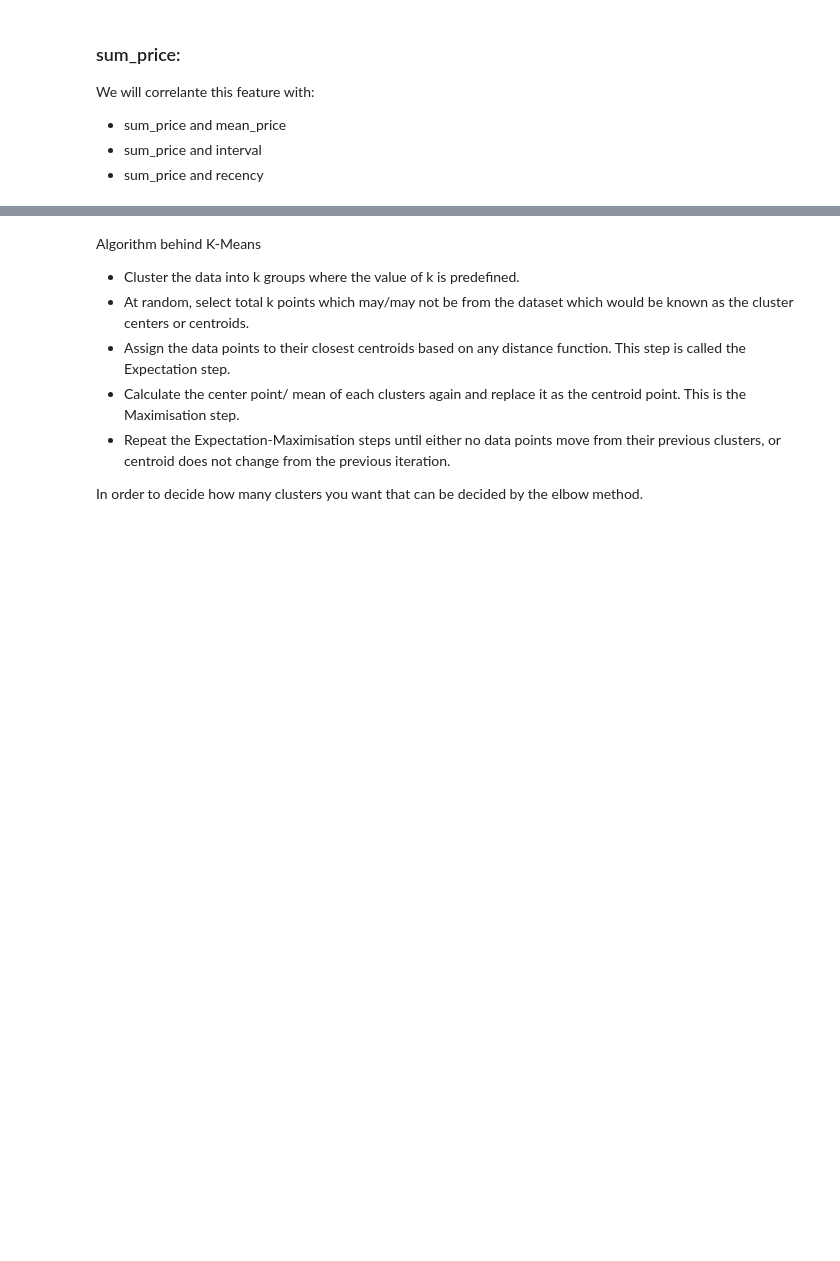
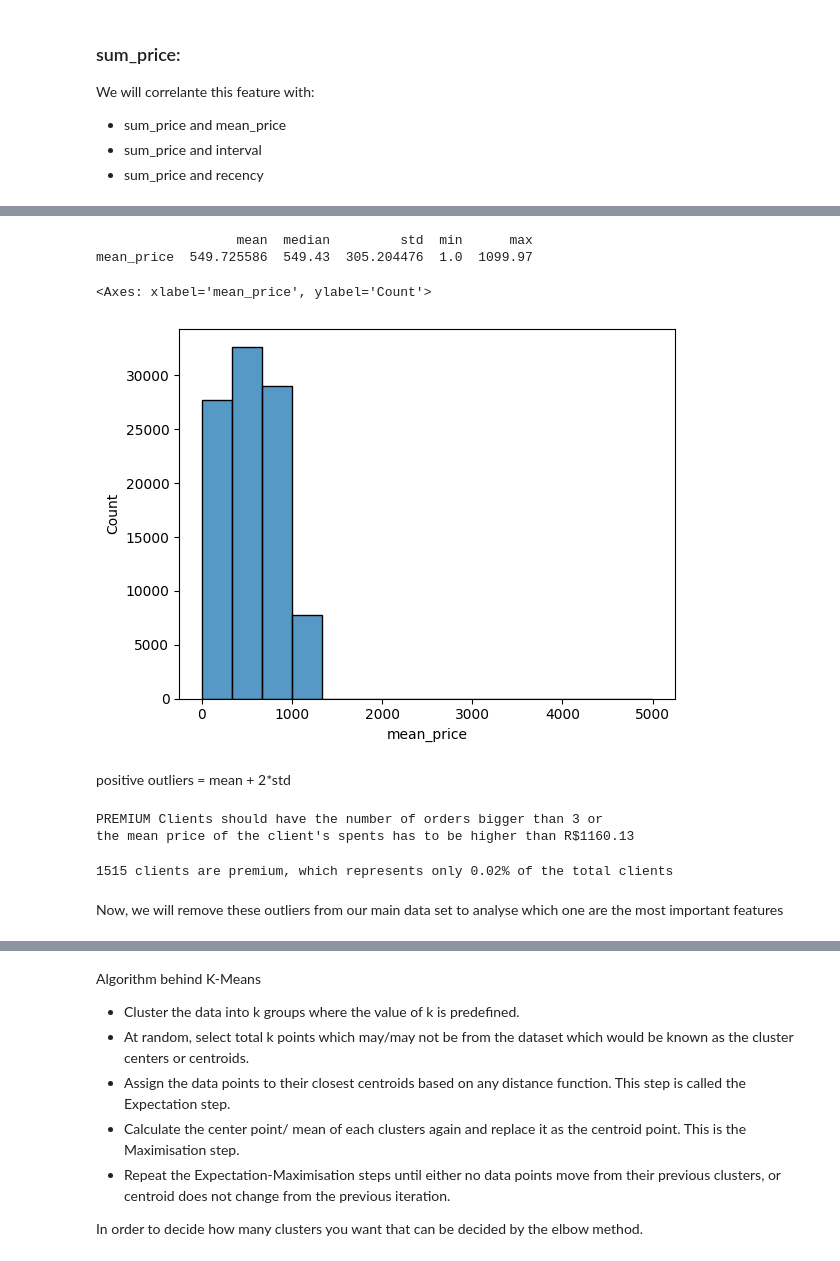
Before and after one commit to barbarafarah/clustering-clients, a Jupyter notebook: classifyng-customers.ipynb, the cells around one changed output, grey strips where cells are left out. Saved outputs shown, nothing was run; the diff lists cells and outputs as text; code cells hidden in the pictures; blank space fills up the shorter version.

```diff
--- a/classifyng-customers.ipynb
+++ b/classifyng-customers.ipynb
@@ -558,0 +469,26 @@ plt.show()
+# %%
+print(statistics_features('mean_price', df_clients))
+sns.histplot(df_clients['mean_price'], bins = 15, binrange = (0,5000))
+# %% [output]
+                  mean  median         std  min      max
+mean_price  549.725586  549.43  305.204476  1.0  1099.97
+<Axes: xlabel='mean_price', ylabel='Count'>
+[figure, added]
+# %% [markdown]
+positive outliers = mean + 2*std
+# %%
+premium_number_orders = round(df_clients['number_orders'].mean()+ 2*df_clients['number_orders'].std())
+premium_mean_prices = round(df_clients['mean_price'].mean()+ 2*df_clients['mean_price'].std(),2)
+
+print("PREMIUM Clients should have the number of orders bigger than "+ str(premium_number_orders)+" or")
+print("the mean price of the client's spents has to be higher than R$"+ str(premium_mean_prices))
+# %% [output]
+PREMIUM Clients should have the number of orders bigger than 3 or
+the mean price of the client's spents has to be higher than R$1160.13
+# %%
+df_premium = df_clients[(df_clients['number_orders'] > premium_number_orders) | (df_clients['mean_price'] > premium_mean_prices)]
+print(str(len(df_premium))+" clients are premium, which represents only "+ str(round(len(df_premium)/len(df_clients),2)) + "% of the total clients")
+# %% [output]
+1515 clients are premium, which represents only 0.02% of the total clients
+# %% [markdown]
+Now, we will remove these outliers from our main data set to analyse which one are the most important features
```
Also changed, not shown: parts of 101 cells of this notebook, 2 other files.
